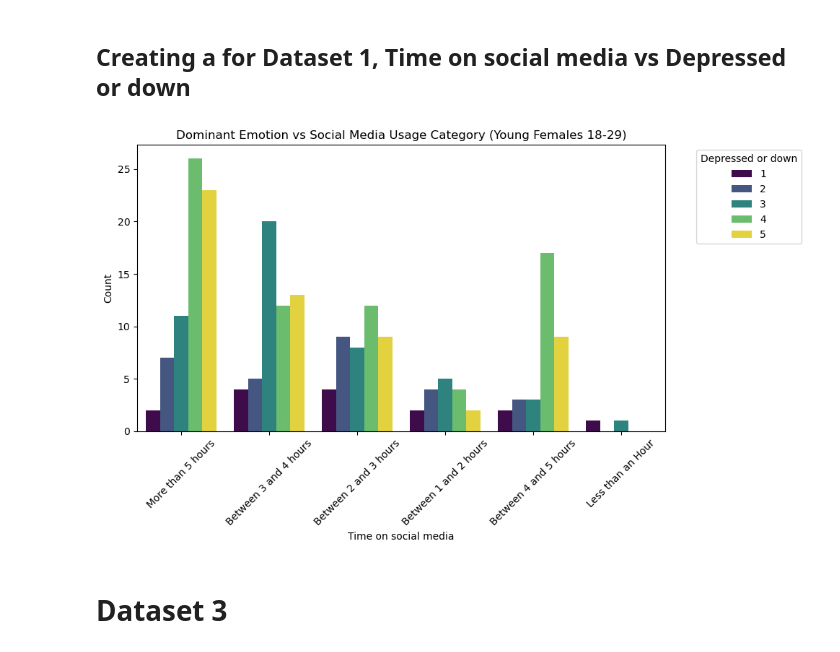
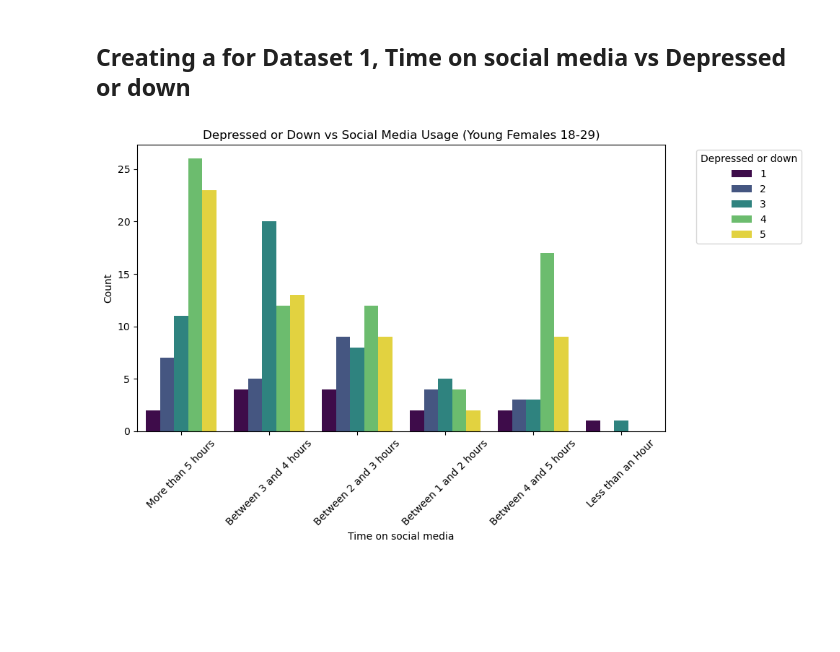
Before and after one commit to ilsecaher/MSDS640-Data-Cleaning, a Jupyter notebook: Social Media Impact.ipynb, the cells around one changed output. Cells and saved outputs as stored; diff of their text form; code cells hidden in the pictures; blank space fills up the shorter version.

```diff
--- a/Social Media Impact.ipynb
+++ b/Social Media Impact.ipynb
@@ -714,17 +714,15 @@ plt.show()
 # %%
 # Plotting Depressed or down vs Time on social media
 plt.figure(figsize=(10, 6))
 sns.countplot(data= young_females, x="Time on social media", hue="Depressed or down", palette="viridis")
 
 # Adding labels and title
-plt.title("Dominant Emotion vs Social Media Usage Category (Young Females 18-29)")
+plt.title("Depressed or Down vs Social Media Usage (Young Females 18-29)")
 plt.xlabel("Time on social media")
 plt.ylabel("Count")
 plt.xticks(rotation=45)
 plt.legend(title="Depressed or down", bbox_to_anchor=(1.05, 1), loc='upper left')
 plt.tight_layout()
 plt.show()
 # %% [output]
-[figure, old version]
+[figure, new version]
-# %% [markdown]
-# Dataset 3
```
